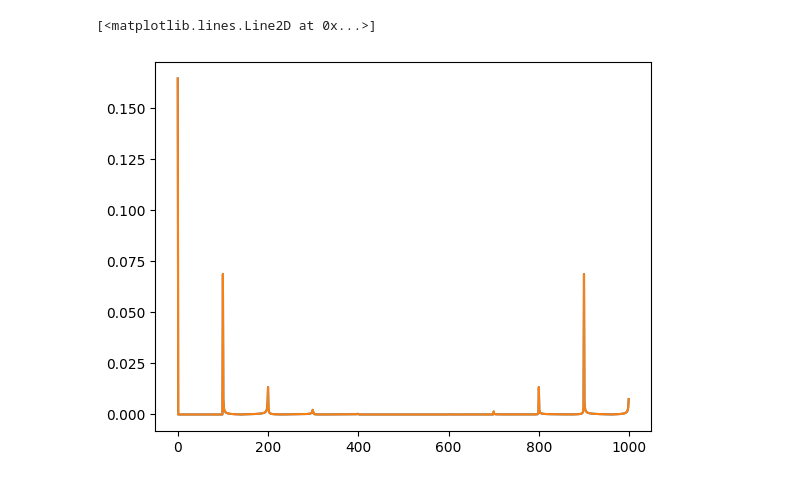
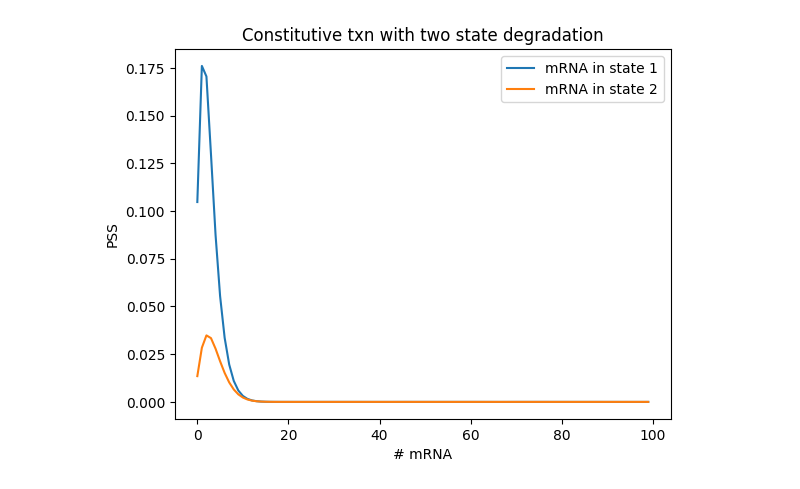
Before and after one commit to mtcarilli/bursty-deg-cme, a Jupyter notebook: deg_cme_sandbox.ipynb, the cells around one changed output. Drawn from its saved outputs; the diff is of its cells as text; code cells hidden in the pictures.

```diff
--- a/deg_cme_sandbox.ipynb
+++ b/deg_cme_sandbox.ipynb
@@ -22,7 +22,7 @@ def get_g(mx):
 # %%
 # define the ODEs
 
-def coupled_PGF(G,s,u,k,lambda1,lambda2,r1,r2):
+def coupled_PGF(s,G,u,k,lambda1,lambda2,r1,r2):
   '''Sets up the coupled PGFs dG1/ds and dG2/ds for a model of constitutive transcription with two states of degradation.
 
   Variables
@@ -39,41 +39,45 @@ def coupled_PGF(G,s,u,k,lambda1,lambda2,r1,r2):
   G1,G2 = G
   dG1ds = k*u*np.exp(-lambda1*s)*G1 + r1*G2 -  r2*G1
   dG2ds = k*u*np.exp(-lambda2*s)*G2 + r2*G1 -  r1*G2
-  return [dG1ds,dG2ds]
+  return [-dG1ds,-dG2ds]
 
 
 
-k = 1
-lambda1 = 1
+k = 10
+lambda1 = 10
 lambda2 = 1
-r1 = 1     # mostly in the active degradation state
+r1 = 4     # mostly in the active degradation state
 r2 = 1    # switching is slower than transcription?
 
 
 H = np.array([[-r2,r2],[r1,-r1]])   # state switching matrix
 Hfin = scipy.linalg.null_space(H.T)  # set initial condition using null space of transition matrix
 Hfin /= Hfin.sum()
-initcond = Hfin.squeeze()
-initcond = [1,1]
+initcond = Hfin.squeeze().astype(np.complex128)
+# initcond = np.array([.5,.5],dtype=np.complex128)
 # %%
 
 t = np.linspace(0, 10, 10000)
-lim = 1000
+lim = 100
 mx = [int(lim)]
 g = get_g(mx)
 
-pgf = np.zeros((lim,2))
+pgf = np.zeros((lim,2),dtype=np.complex128)
 
 for i,u in enumerate(g[0]):
-  pgf[i,:]  = odeint(coupled_PGF, initcond, t, args=(u, k, lambda1, lambda2, r1, r2))[-1,:]
+
+  intfun = lambda t,y: coupled_PGF(t,y,u,k,lambda1,lambda2,r1,r2)
+  res = scipy.integrate.solve_ivp(intfun,[10,0],initcond)
+  pgf[i,:] = res.y[:,-1]
+
 
 PSS = np.zeros(mx + [2])
 
-PSS[:,0] = np.real( ifft2(np.reshape(pgf[:,0], (-1,100) ) ).flatten() )
-PSS[:,1] = np.real( ifft2(np.reshape(pgf[:,1], (-1,100) ) ).flatten() )
+PSS[:,0] = np.real( ifft2(np.reshape(pgf[:,0], (-1,lim) ) ).flatten() )
+PSS[:,1] = np.real( ifft2(np.reshape(pgf[:,1], (-1,lim) ) ).flatten() )
 # %%
-PSS = np.abs(PSS)
-PSS = PSS/PSS.sum()
+# PSS = np.abs(PSS)
+# PSS = PSS/PSS.sum()
 # %%
 PSS.sum()
 # %% [output]
@@ -81,6 +85,9 @@ np.float64(1.0)
-# %%
-plt.plot(PSS[:,0])
-plt.plot(PSS[:,1])
-# %% [output]
-[<matplotlib.lines.Line2D at 0x...>]
-[figure, removed]
+# %%
+plt.plot(PSS[:,0],label='mRNA in state 1')
+plt.plot(PSS[:,1],label='mRNA in state 2')
+plt.title('Constitutive txn with two state degradation')
+plt.legend()
+plt.xlabel('# mRNA')
+plt.ylabel('PSS');
+# %% [output]
+[figure, added]
```
Also changed, not shown: parts of 1 cell of this notebook.
